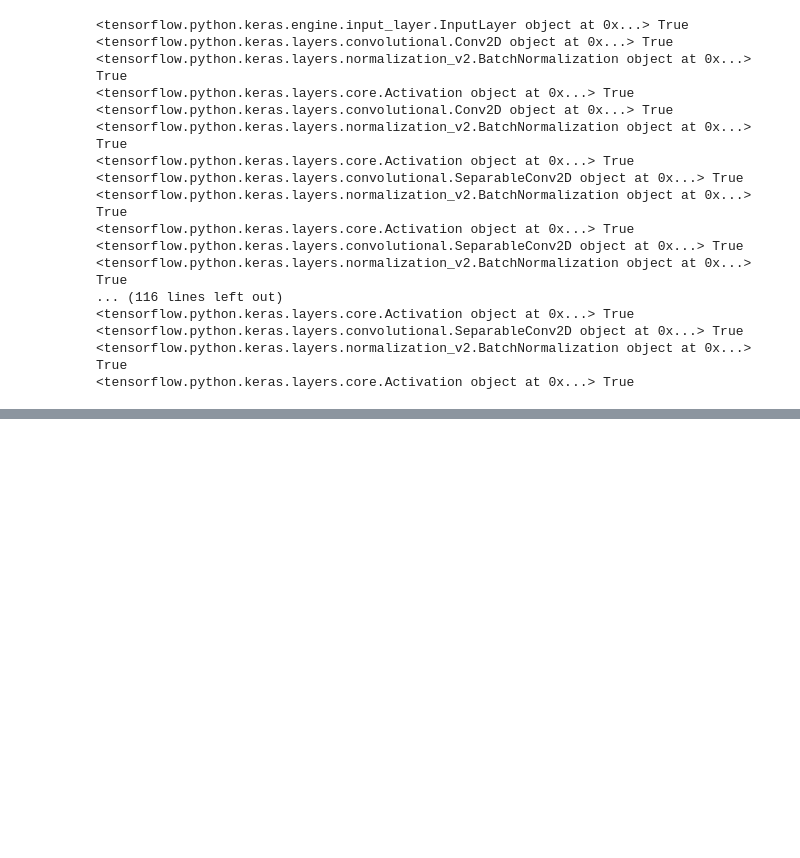
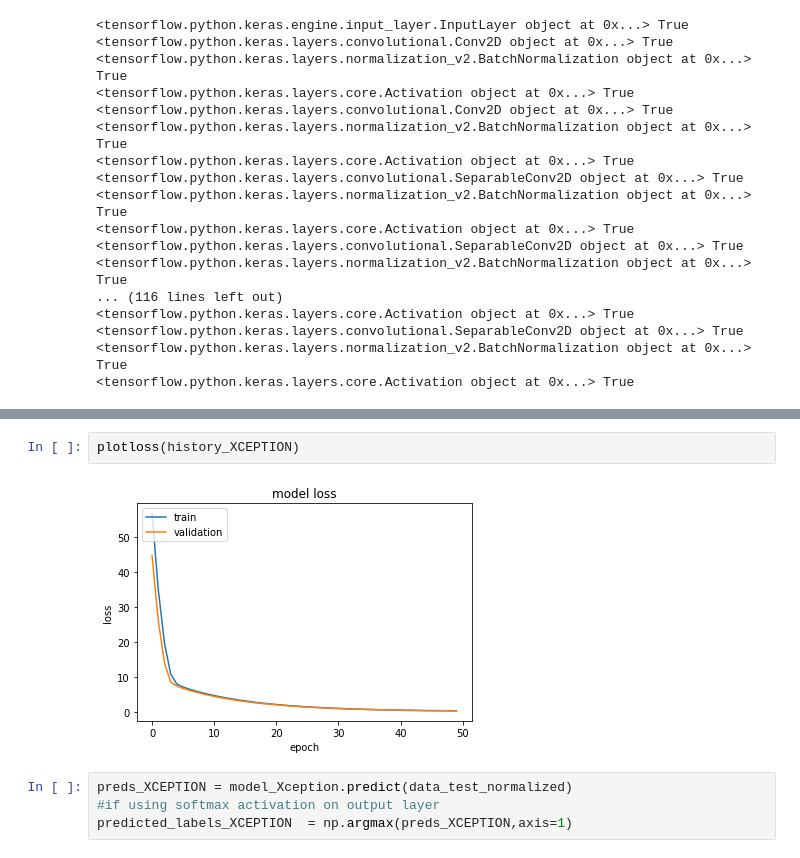
Before and after one commit to jkcg-learning/Recognize_Animals, a Jupyter notebook: Recognize_Animals.ipynb, the cells around one changed output, grey strips where cells are left out. Drawn from its saved outputs; the diff is of its cells as text; blank space fills up the shorter version.

```diff
--- a/Recognize_Animals.ipynb
+++ b/Recognize_Animals.ipynb
@@ -1069,0 +1116,8 @@ history_XCEPTION = model_Xception.fit(train_generator,
+# %%
+plotloss(history_XCEPTION)
+# %% [output]
+[figure, added]
+# %%
+preds_XCEPTION = model_Xception.predict(data_test_normalized)
+#if using softmax activation on output layer
+predicted_labels_XCEPTION  = np.argmax(preds_XCEPTION,axis=1)
```
Also changed, not shown: parts of 17 cells of this notebook.
